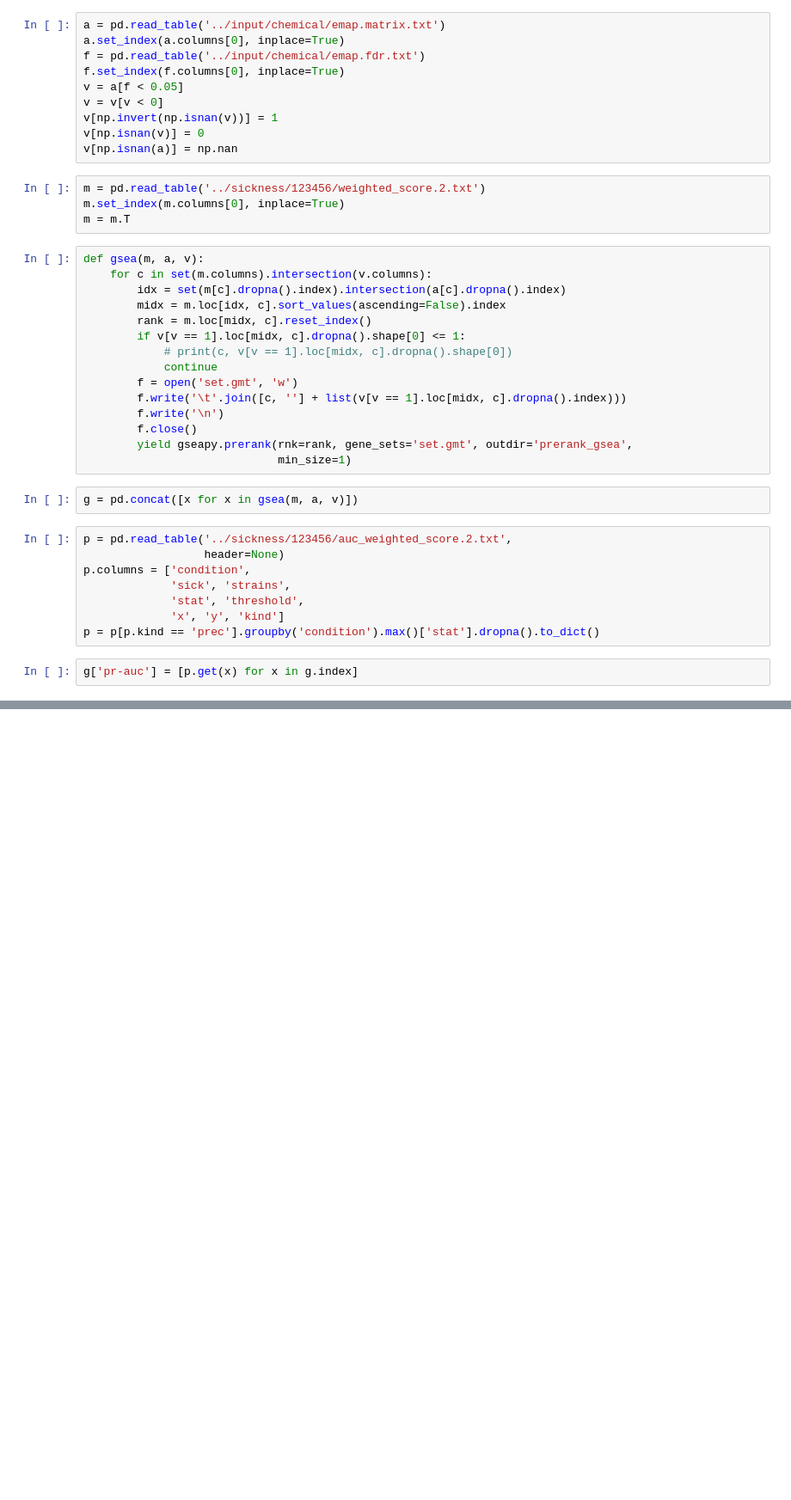
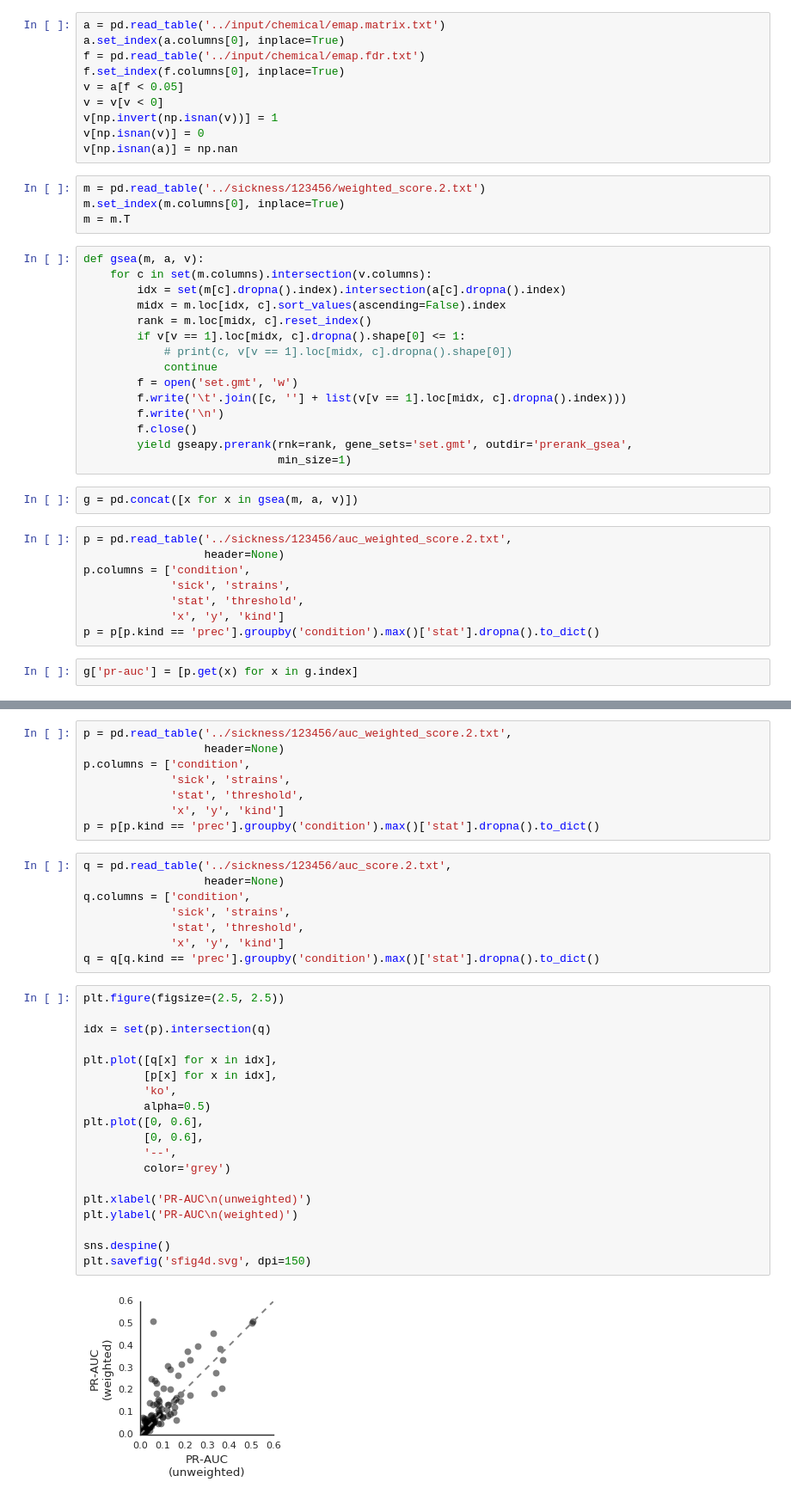
Before and after one commit to mgalardini/ecopredict, a Jupyter notebook: notebooks/sfig4.ipynb, the cells around one changed output, grey strips where cells are left out. Shown at 86% size. Drawn from its saved outputs; the diff is of its cells as text; blank space fills up the shorter version.

```diff
--- a/notebooks/sfig4.ipynb
+++ b/notebooks/sfig4.ipynb
@@ -384,3 +390,40 @@ plt.savefig('sfig4c.svg', dpi=150)
+# %%
+p = pd.read_table('../sickness/123456/auc_weighted_score.2.txt',
+                  header=None)
+p.columns = ['condition',
+             'sick', 'strains',
+             'stat', 'threshold',
+             'x', 'y', 'kind']
+p = p[p.kind == 'prec'].groupby('condition').max()['stat'].dropna().to_dict()
+# %%
+q = pd.read_table('../sickness/123456/auc_score.2.txt',
+                  header=None)
+q.columns = ['condition',
+             'sick', 'strains',
+             'stat', 'threshold',
+             'x', 'y', 'kind']
+q = q[q.kind == 'prec'].groupby('condition').max()['stat'].dropna().to_dict()
+# %%
+plt.figure(figsize=(2.5, 2.5))
+
+idx = set(p).intersection(q)
+
+plt.plot([q[x] for x in idx],
+         [p[x] for x in idx],
+         'ko',
+         alpha=0.5)
+plt.plot([0, 0.6],
+         [0, 0.6],
+         '--',
+         color='grey')
+
+plt.xlabel('PR-AUC\n(unweighted)')
+plt.ylabel('PR-AUC\n(weighted)')
+
+sns.despine()
+plt.savefig('sfig4d.svg', dpi=150)
+# %% [output]
+[figure, added]
 # %%
 import svgutils.transform as sg
 import sys
```
Also changed, not shown: parts of 7 cells of this notebook, 25 other files.
